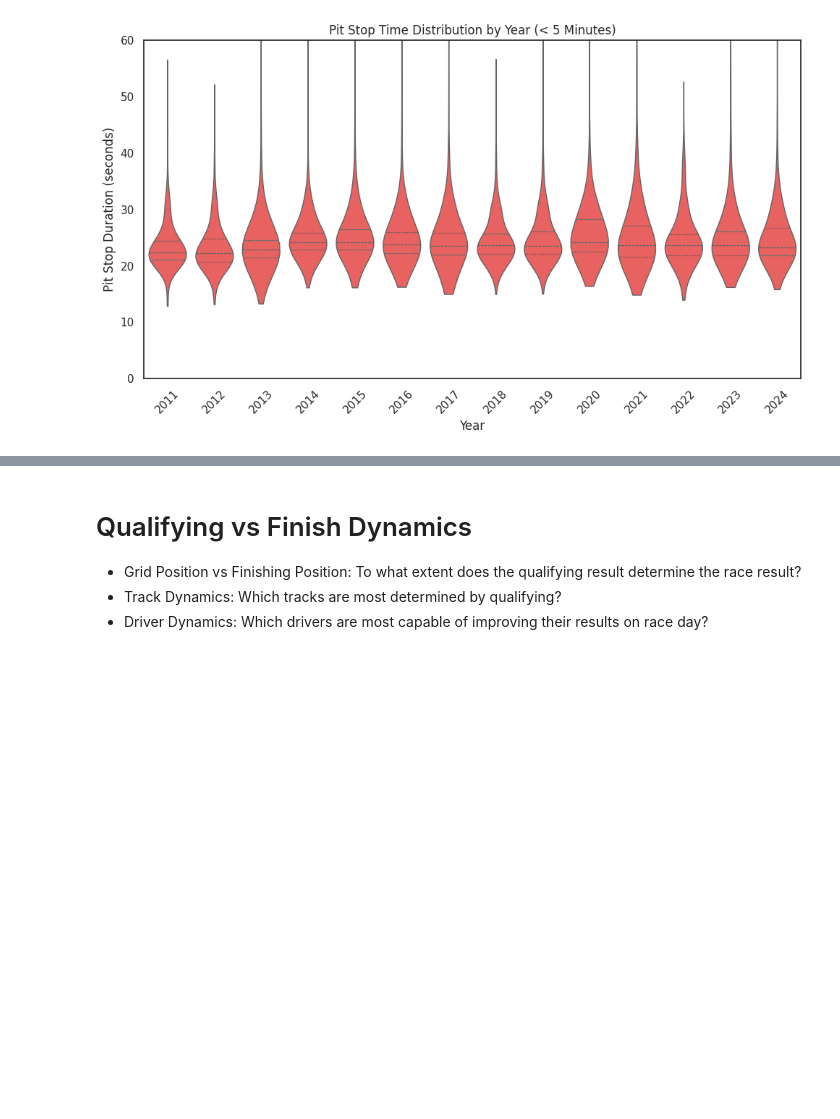
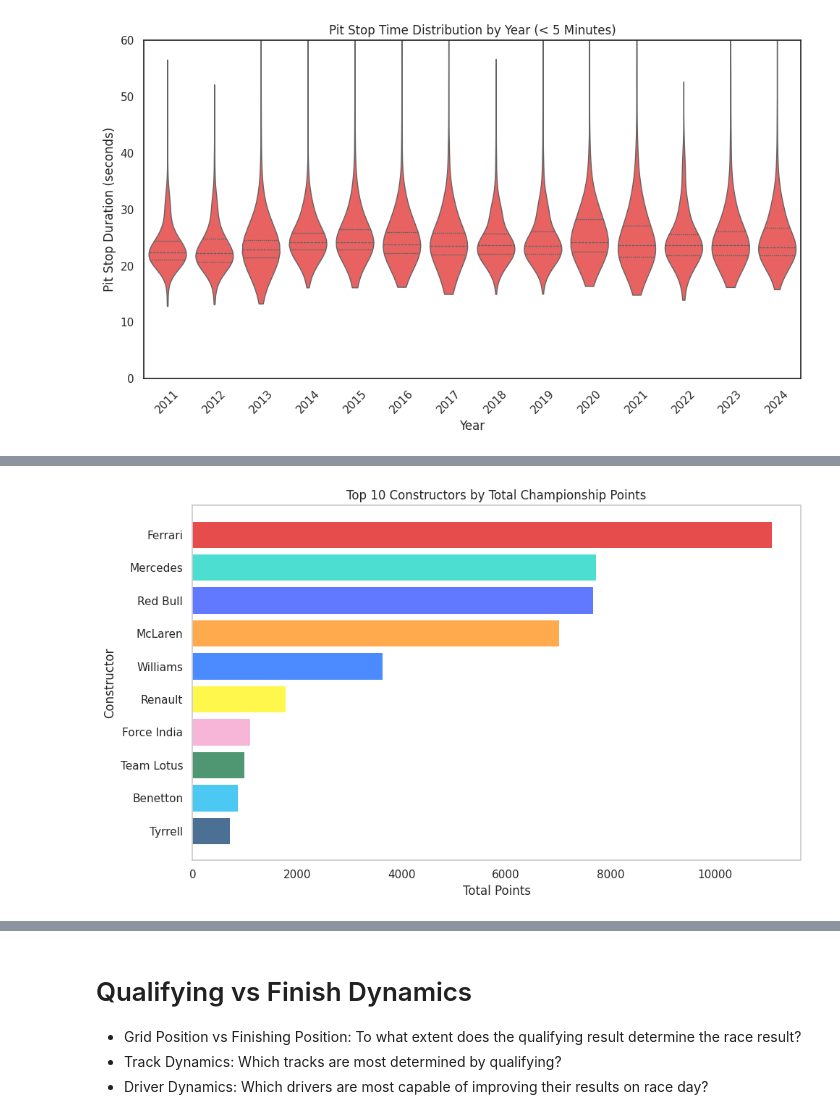
Before and after one commit to davidgoins236/data_viz_final_project, a Jupyter notebook: data_viz_final_project.ipynb, the cells around one changed output, grey strips where cells are left out. Cells and saved outputs as stored; diff of their text form; code cells hidden in the pictures; blank space fills up the shorter version.

```diff
--- a/data_viz_final_project.ipynb
+++ b/data_viz_final_project.ipynb
@@ -177,6 +230,21 @@ f1_color_palette = {
 max_season=races.year.max()
 #identify current_tracks for similar reasons
 current_tracks = combined_results_df.query("year==@max_season")[['name_circuit']].drop_duplicates()['name_circuit'].to_list()
+
+
+top_team_colors = {
+    'Ferrari': '#DC0000',        # Bright Ferrari Red
+    'Mercedes': '#00D2BE',       # Mercedes Teal
+    'McLaren': '#FF8700',        # Papaya Orange
+    'Williams': '#005AFF',       # Classic Blue
+    'Renault': '#FFF500',        # Yellow (Renault F1)
+    'Force India': '#F596C8',    # Pink (BWT era)
+    'Team Lotus': '#046A38',     # British Racing Green
+    'Benetton': '#00B2EE',       # Sky Blue / Teal (Benetton era)
+    'Tyrrell': '#003366',         # Navy Blue (historical livery)
+    'Red Bull': '#1E41FF',       # Deep Blue (Red Bull Racing)
+    'Other':'#CCCCCC'
+}
 # %% [markdown]
 # Evolution of the Sport Over Time
  - n of Races per Season
@@ -645,0 +764,34 @@ plt.show()
+# %%
+plt_df = season_constructor_results_df.groupby('name_constructor').agg(
+    seasons = ('year','nunique'),
+    wins = ('wins','sum'),
+    points = ('points','sum')
+).reset_index()\
+.sort_values('points',ascending =False)
+
+top_10_teams = plt_df.head(10)
+#save the top 10 compeitors to a list
+top_10_constructors = top_10_teams['name_constructor'].to_list()
+
+
+#color the bars based on the team name
+bar_colors = top_10_teams['name_constructor'].map(top_team_colors)
+
+plt.figure(figsize=(10, 6))
+bars = plt.barh(
+    top_10_teams['name_constructor'],
+    top_10_teams['points'],
+    color=bar_colors,
+    edgecolor='none',
+    alpha=.7
+)
+
+plt.title('Top 10 Constructors by Total Championship Points')
+plt.xlabel('Total Points')
+plt.ylabel('Constructor')
+plt.grid(False) # this one's for Tufte
+plt.tight_layout()
+plt.gca().invert_yaxis()
+plt.show()
+# %% [output]
+[figure, added]
```
Also changed, not shown: parts of 23 cells of this notebook.
